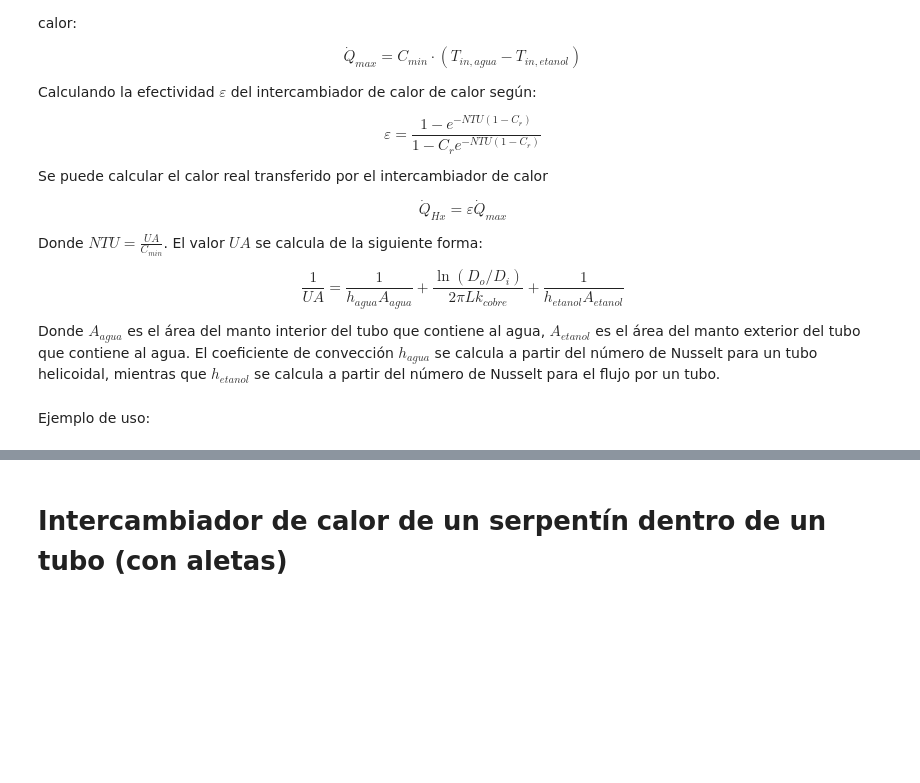
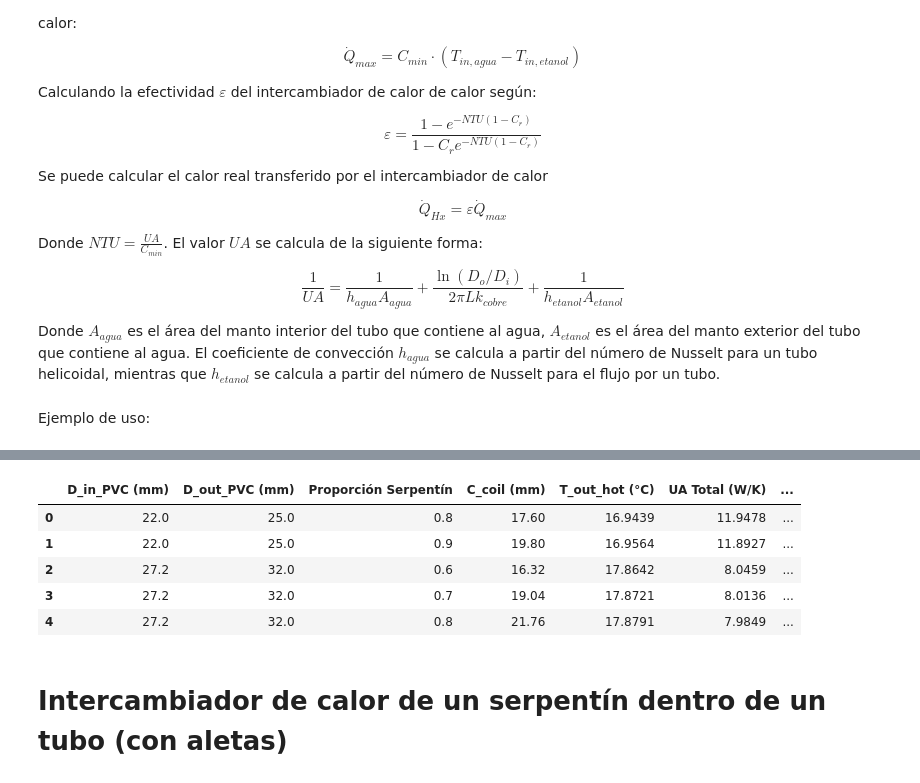
Before and after one commit to AlonsoEspinoza8/Proyecto_Titulo_Enfriador, a Jupyter notebook: Enfriador/coil_heat_exchanger.ipynb, the cells around one changed output, grey strips where cells are left out. Drawn from its saved outputs; the diff is of its cells as text; code cells hidden in the pictures; blank space fills up the shorter version.

Commit message:
Verificación Laminar Hecha

```diff
--- a/Enfriador/coil_heat_exchanger.ipynb
+++ b/Enfriador/coil_heat_exchanger.ipynb
@@ -274,0 +270,88 @@ intercambiador.ejecutar()
+# %%
+# 0. Definición de parámetros fijos
+
+Q_hot = 0.8 * 0.001 / 60 # (pasamos de L/min a m³/s)
+Q_cold = 15 * 0.001 / 60 # (pasamos de L/min a m³/s)
+T_in_hot = 20 + 273.15  # Temperatura de entrada del fluido caliente (K)
+T_in_cold = 4 + 273.15  # Temperatura de entrada del fluido frío (K)
+D_in_hot = (6.35 - (2*0.6)) / 1000  # Diámetro interno del tubo del fluido caliente (m)
+D_out_hot = 6.35 / 1000  # Diámetro externo del tubo del fluido caliente (m)
+Length = 0.95 # Longitud del intercambiador (m)
+k_tube = 390  # Conductividad térmica del material del tubo (W/m·K)
+S_coil = 1.5*D_out_hot # Paso del serpentín (m)
+t_aleta = 1e-3 # Espesor de la aleta (m)
+
+# 1. Definición de los espacios de búsqueda
+# Diámetros comerciales de PVC
+# https://catalogo.extension.cchc.cl/documentos/documentos/16094.pdf
+possible_cold_inner_diameters = np.array([8, 10, 13.6, 17, 22, 27.2, 34, 42.6, 53.6, 63.8, 76.6, 93.6, 106.4, 119.2]) * 1e-3
+possible_cold_outer_diameters = np.array([10, 12, 16, 20, 25, 32, 40, 50, 63, 75, 90, 110, 125, 140]) * 1e-3
+
+# Proporciones del serpentín respecto al tubo de PVC (del 10% al 90%)
+proporciones_serpentin = np.linspace(0.1, 0.9, 9)
+
+
+results = []
+
+# 2. Bucle anidado para explorar todas las combinaciones
+
+for D_cold_in, D_cold_out in zip(possible_cold_inner_diameters, possible_cold_outer_diameters):
+    for proporcion in proporciones_serpentin:
+
+        # Calculamos el diámetro del serpentín para esta proporción
+        C_coil_dinamico = proporcion * D_cold_in
+
+        # Instanciamos y ejecutamos el modelo
+        intercambiador = IntercambiadorSerpentin(
+            Q_hot, Q_cold, T_in_hot, T_in_cold, D_in_hot, D_out_hot,
+            D_cold_in, D_cold_out, Length, k_tube, C_coil_dinamico, S_coil
+        )
+        intercambiador.ejecutar()
+
+        if (not intercambiador.laminar_hot) or (not intercambiador.correlacion_hot_valida):
+            continue
+        else:
+            # Guardamos los resultados
+            results.append({
+                'D_in_PVC (mm)': round(D_cold_in * 1000, 4),
+                'D_out_PVC (mm)': round(D_cold_out * 1000, 4),
+                'Proporción Serpentín': round(proporcion, 2),
+                'C_coil (mm)': round(C_coil_dinamico * 1000, 4),
+                'T_out_hot (°C)': round(intercambiador.T_out_hot - 273.15, 4),
+                'UA Total (W/K)': round(intercambiador.UA_total, 4),
+                'Efectividad': round(intercambiador.efectividad, 4),
+                'Altura Serpentín (m)': round(intercambiador.altura_serpentin_total, 4),
+                'Número de Vueltas': round(intercambiador.N_vueltas, 4),
+                'Número de Reynolds': round(intercambiador.Re_hot, 4),
+                'Número de Reynolds crítico': round(intercambiador.Re_crit, 4)
+            })
+
+# 3. Análisis con Pandas
+
+# Forzar a Pandas a mostrar todas las columnas sin truncar
+pd.set_option('display.max_columns', None)
+pd.set_option('display.width', 1000)
+
+# Convertimos la lista de diccionarios en un DataFrame
+df_resultados = pd.DataFrame(results)
+
+# Encontramos el índice de la fila con la menor temperatura de salida
+indice_optimo = df_resultados['T_out_hot (°C)'].idxmin()
+configuracion_optima = df_resultados.loc[indice_optimo]
+
+# 4. Mostrar resultados
+print("--- RESUMEN DE OPTIMIZACIÓN ---")
+print(f"Total de configuraciones simuladas: {len(df_resultados)}")
+
+print("\nCONFIGURACIÓN ÓPTIMA ENCONTRADA:")
+# Al ser una sola fila (Serie), la convertimos a DataFrame con .to_frame() para que se vea bonita, y la transponemos con .T
+display(configuracion_optima.to_frame().T)
+
+print("\nTOP 5 MEJORES DISEÑOS:")
+top_5 = df_resultados.sort_values(by='T_out_hot (°C)').head(5)
+# display() renderiza la tabla completa en Jupyter Notebook
+display(top_5)
+
+# Guardamos el DataFrame completo en un archivo CSV para análisis posterior
+df_resultados.to_csv('datos_experimentales/resultados_intercambiador_sin_aletas.csv', index=False)
+# %% [output]
@@ -275,3 +365,9 @@ intercambiador.ejecutar()
+|  | D_in_PVC (mm) | D_out_PVC (mm) | Proporción Serpentín | C_coil (mm) | T_out_hot (°C) | UA Total (W/K) | ... |
+| 0 | 22.0 | 25.0 | 0.8 | 17.60 | 16.9439 | 11.9478 | ... |
+| 1 | 22.0 | 25.0 | 0.9 | 19.80 | 16.9564 | 11.8927 | ... |
+| 2 | 27.2 | 32.0 | 0.6 | 16.32 | 17.8642 | 8.0459 | ... |
+| 3 | 27.2 | 32.0 | 0.7 | 19.04 | 17.8721 | 8.0136 | ... |
+| 4 | 27.2 | 32.0 | 0.8 | 21.76 | 17.8791 | 7.9849 | ... |
 # %% [markdown]
 # Intercambiador de calor de un serpentín dentro de un tubo (con aletas)
 # %% [markdown]
```
Also changed, not shown: parts of 8 cells of this notebook, 2 other files.
